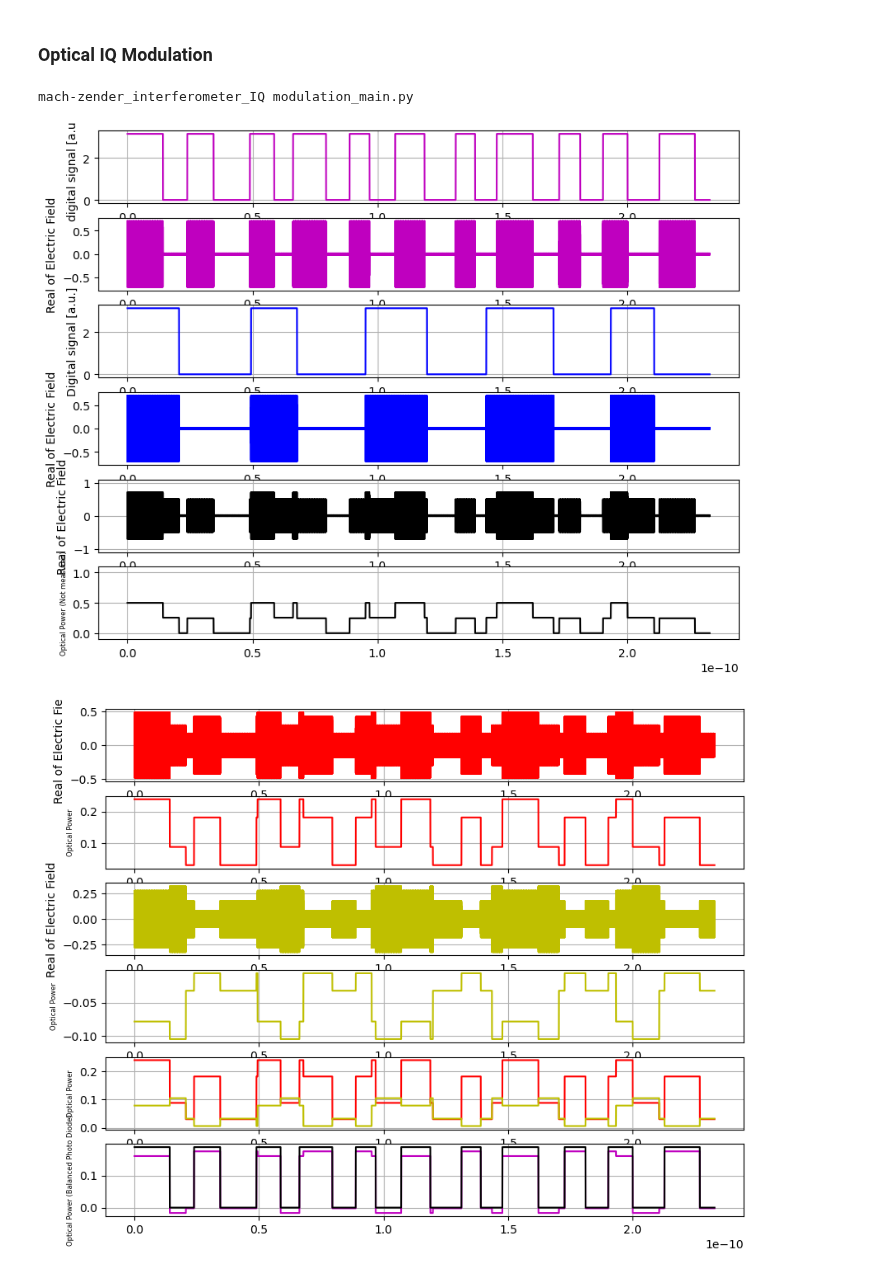
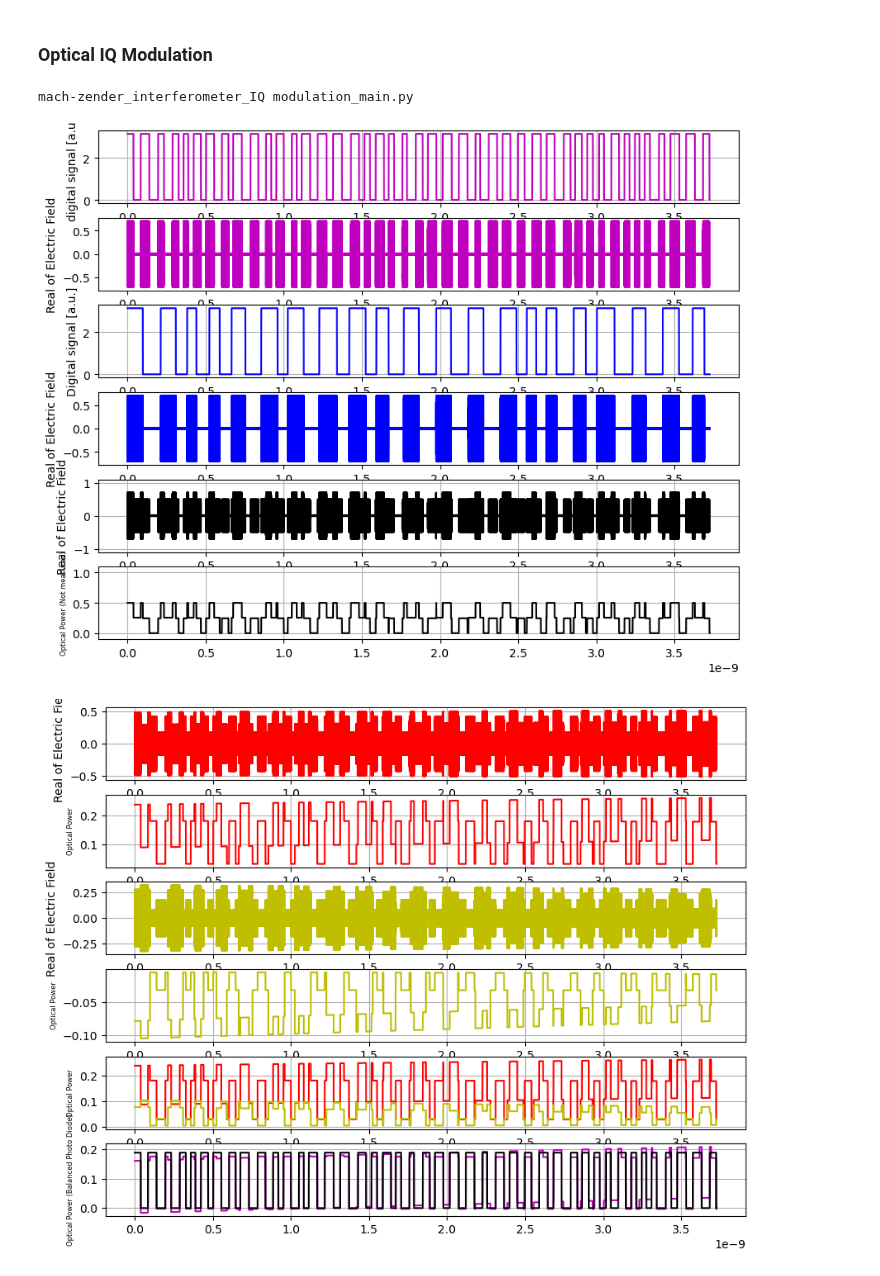
Before and after one commit to tacticstactics/optical-IQ-modulation, a Jupyter notebook: mach_zender_interferometer_IQ modulation_main.ipynb, the cells around one changed output. Cells and saved outputs as stored; diff of their text form; code cells hidden in the pictures.

```diff
--- a/mach_zender_interferometer_IQ modulation_main.ipynb
+++ b/mach_zender_interferometer_IQ modulation_main.ipynb
@@ -13,10 +13,10 @@ print('')
 # Wavelength
 wl1 = 1550e-9
 # Optical Frequency
-freq1 = c / wl1
+opticalfreq1 = c / wl1
 
-samplerate = 2 ** 16 # samplerate: Number of Points
-stept = 2 ** -48 #[s]
+samplerate = 2 ** 18 # samplerate: Number of Points
+stept = 2 ** -46 #[s]
 tcol = np.linspace(0.0, stept * samplerate, samplerate, endpoint=False)
 
 #sine signal
@@ -210,12 +210,14 @@ E9_1out_port2col= np.zeros(samplerate, dtype=complex)
 E9_2out_port1col= np.zeros(samplerate, dtype=complex)
 E9_2out_port2col= np.zeros(samplerate, dtype=complex)
 
-#Transmitter Tx
+
 
 for ii in range(samplerate):
 
+    #Transmitter Tx
+
     t = tcol[ii]
-    opl1 = 2*np.pi * freq1 * t
+    opl1 = 2*np.pi * opticalfreq1 * t
 
     E1out = mach_zender_interferometer_time_def.propagate1(opl1, opl1, E1in)
     E2in = E1out
@@ -280,8 +282,17 @@ for ii in range(samplerate):
 
     E8_out = mach_zender_interferometer_time_def.beamsplitter(PT5, E8_in) # Each path enter fifth beam splitter
 
-    #Absolute phase of Local Oscillator
-    losc_I_phase = opl1+0.05
+
+    # Wavelength of receiver
+    wl2 = wl1 +0.1e-12
+    # Optical Frequency
+    opticalfreq2 = c / wl2
+
+    opl2 = 2*np.pi * opticalfreq2 * t
+
+
+    #Absolute phase of Local Oscillator of Receiver
+    losc_I_phase = opl2+0.05
     losc_Q_phase = losc_I_phase + IPB2
 
     Elosc_I = mach_zender_interferometer_time_def.propagate1(losc_I_phase, losc_I_phase, np.array([[0.25+0.0j],[0.0-0.0j]]))
@@ -391,32 +402,32 @@ ax36 = fig3.add_subplot(6, 1, 6)
 ax31.plot(tcol, np.real(E9_1out_port1col), "-",color="g")
 ax31.set_ylabel("Real of Electric Field")
 ax31.grid()
 
 ax32.plot(tcol, (np.abs(E9_1out_port1col))**2, "-",color="g")
 ax32.set_ylabel("Optical Power",{"fontsize": 6})
 ax32.grid()
 
 ax33.plot(tcol, np.real(E9_1out_port2col), "-",color="c")
 ax33.set_ylabel("Real of Electric Field")
 ax33.grid()
 
 ax34.plot(tcol, (np.abs(E9_1out_port2col))**2, "-",color="c")
 ax34.set_ylabel("Optical Power",{"fontsize": 6})
 ax34.grid()
 
 ax35.plot(tcol, (np.abs(E9_1out_port1col))**2, color="g")
 ax35.plot(tcol, (np.abs(E9_1out_port2col))**2, color="c")
 ax35.set_ylabel("Optical Power",{"fontsize": 6})
 ax35.grid()
 
 ax36.plot(tcol, -1*((np.abs(E9_1out_port1col))**2 - (np.abs(E9_1out_port2col))**2), "-",color="b")
 ax36.plot(tcol, 0.06*signal2col, "-", color="k")
 ax36.set_ylabel("Optical Power (Balanced Photo Diode)",{"fontsize": 6})
 #ax36.set_ylim(-0.1,0.6)
 ax36.grid()
 
 plt.show()
 # %% [output]
 mach-zender_interferometer_IQ modulation_main.py
-[figure, old version]
+[figure, new version]
-[figure, old version]
+[figure, new version]
```
Also changed, not shown: parts of 1 cell of this notebook.
